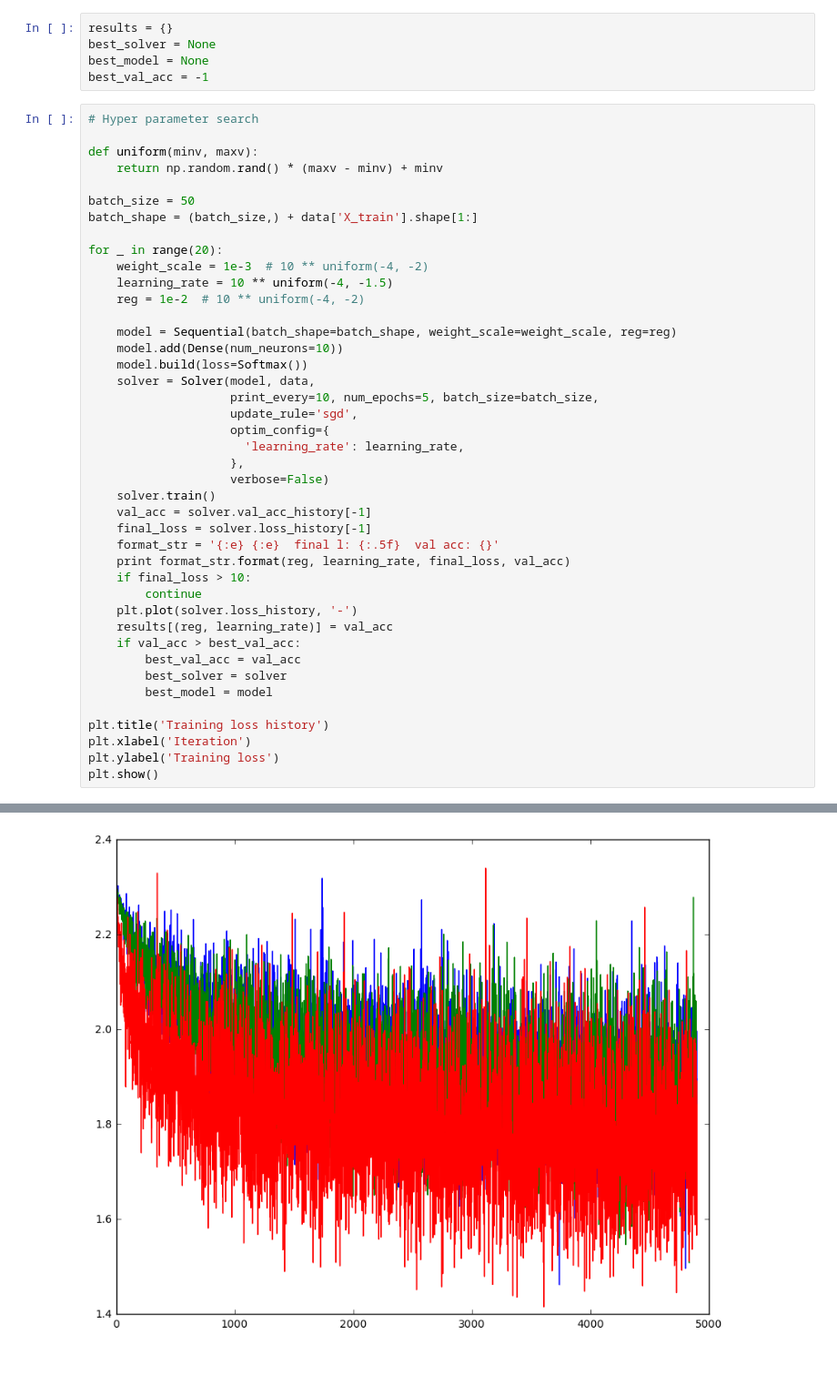
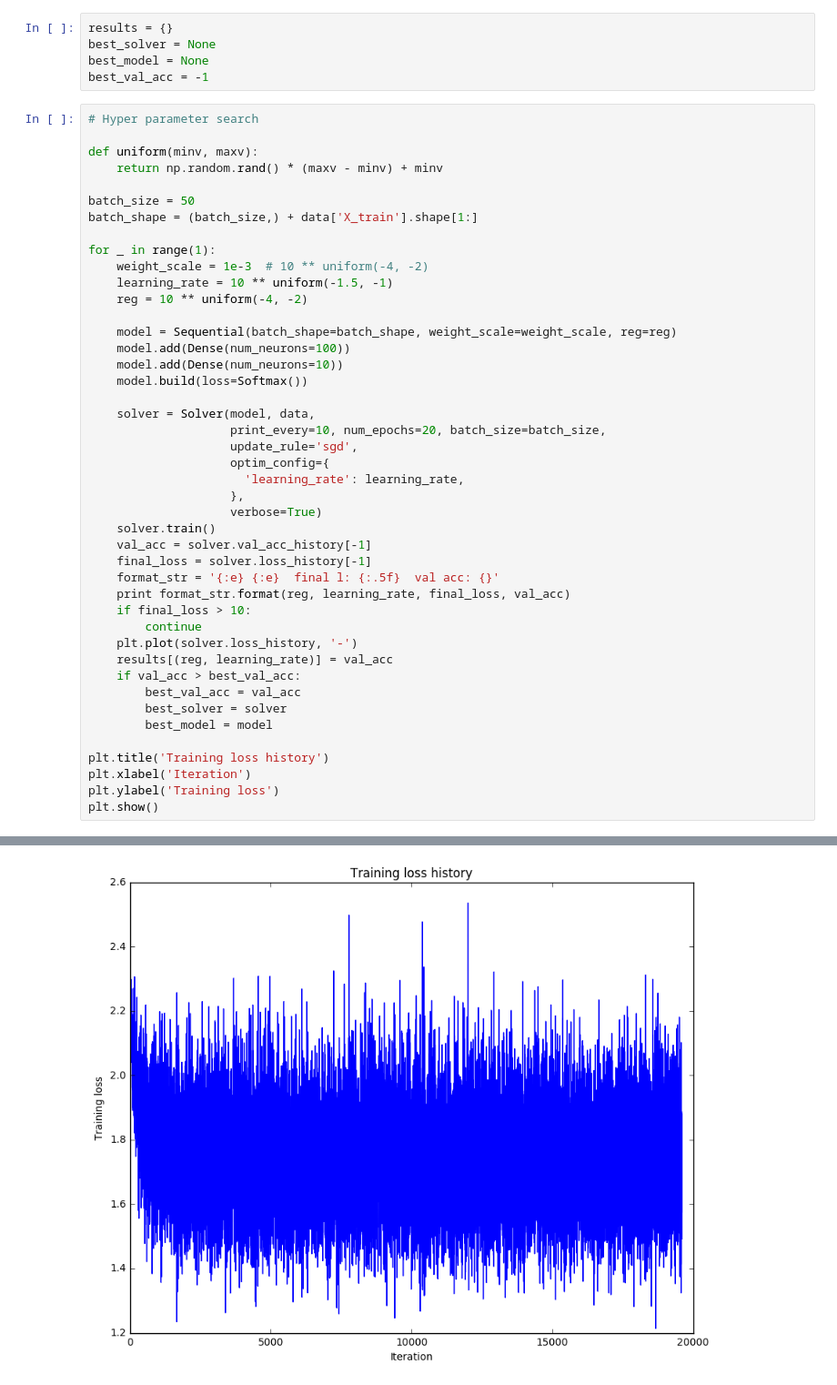
Before and after one commit to lemairecarl/cs231n_perso_2, a Jupyter notebook: FlexNet.ipynb, the cells around one changed output, grey strips where cells are left out. Shown: that part at 91% size. Cells and saved outputs as stored; diff of their text form.

```diff
--- a/FlexNet.ipynb
+++ b/FlexNet.ipynb
@@ -56,21 +56,23 @@ def uniform(minv, maxv):
 batch_size = 50
 batch_shape = (batch_size,) + data['X_train'].shape[1:]
 
-for _ in range(20):
+for _ in range(1):
     weight_scale = 1e-3  # 10 ** uniform(-4, -2)
-    learning_rate = 10 ** uniform(-4, -1.5)
-    reg = 1e-2  # 10 ** uniform(-4, -2)
+    learning_rate = 10 ** uniform(-1.5, -1)
+    reg = 10 ** uniform(-4, -2)
 
     model = Sequential(batch_shape=batch_shape, weight_scale=weight_scale, reg=reg)
+    model.add(Dense(num_neurons=100))
     model.add(Dense(num_neurons=10))
     model.build(loss=Softmax())
+
     solver = Solver(model, data,
-                    print_every=10, num_epochs=5, batch_size=batch_size,
+                    print_every=10, num_epochs=20, batch_size=batch_size,
                     update_rule='sgd',
                     optim_config={
                       'learning_rate': learning_rate,
                     },
-                    verbose=False)
+                    verbose=True)
     solver.train()
     val_acc = solver.val_acc_history[-1]
     final_loss = solver.loss_history[-1]
@@ -97,4 +112,4 @@ KeyboardInterrupt:
-[figure, old version]
+[figure, new version]
 # %%
 # Visualize the cross-validation results
 import math
```
Also changed, not shown: parts of 6 cells of this notebook, 2 other files.
